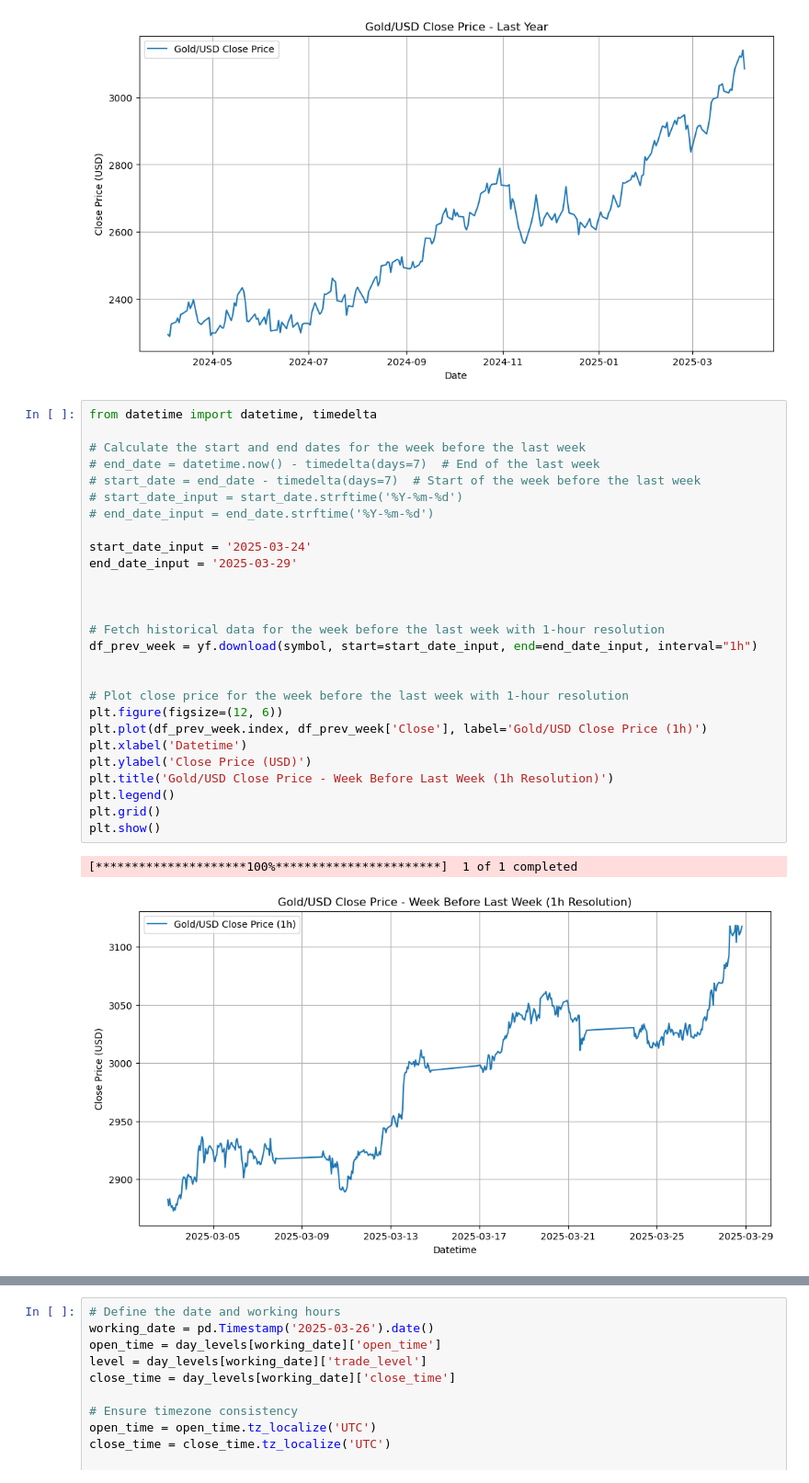
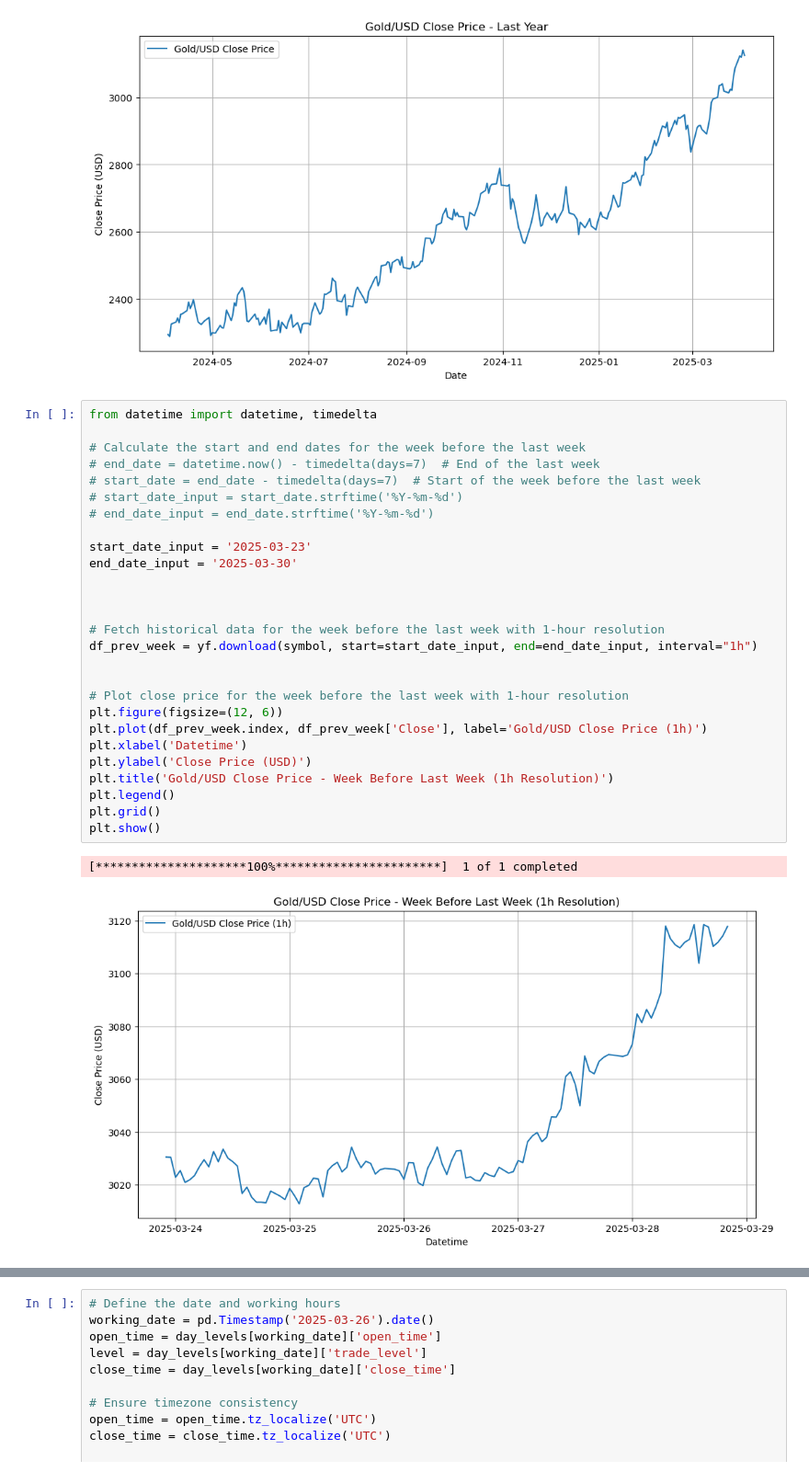
Before and after one commit to HosseinlGholami/ali, a Jupyter notebook: explore.ipynb, the cells around one changed output, grey strips where cells are left out. Shown: that part at 92% size. Drawn from its saved outputs; the diff is of its cells as text.

```diff
--- a/explore.ipynb
+++ b/explore.ipynb
@@ -32,33 +32,33 @@ else:
 # %%
 from datetime import datetime, timedelta
 
 # Calculate the start and end dates for the week before the last week
 # end_date = datetime.now() - timedelta(days=7)  # End of the last week
 # start_date = end_date - timedelta(days=7)  # Start of the week before the last week
 # start_date_input = start_date.strftime('%Y-%m-%d')
 # end_date_input = end_date.strftime('%Y-%m-%d')
 
-start_date_input = '2025-03-24'
-end_date_input = '2025-03-29'
+start_date_input = '2025-03-23'
+end_date_input = '2025-03-30'
 
 
 
 # Fetch historical data for the week before the last week with 1-hour resolution
 df_prev_week = yf.download(symbol, start=start_date_input, end=end_date_input, interval="1h")
 
 
 # Plot close price for the week before the last week with 1-hour resolution
 plt.figure(figsize=(12, 6))
 plt.plot(df_prev_week.index, df_prev_week['Close'], label='Gold/USD Close Price (1h)')
 plt.xlabel('Datetime')
 plt.ylabel('Close Price (USD)')
 plt.title('Gold/USD Close Price - Week Before Last Week (1h Resolution)')
 plt.legend()
 plt.grid()
 plt.show()
 # %% [output]
 [*********************100%***********************]  1 of 1 completed
-[figure, old version]
+[figure, new version]
 # %%
 df_1h = df_prev_week.copy()
 day_close_price = dict()
```
Also changed, not shown: parts of 4 cells of this notebook.
